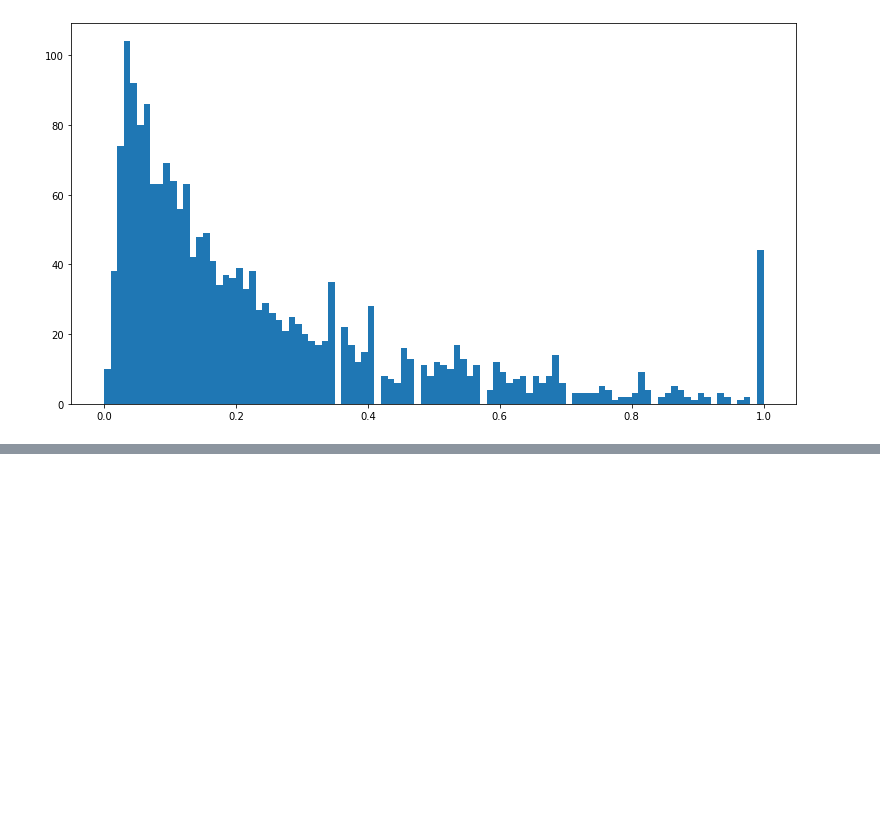
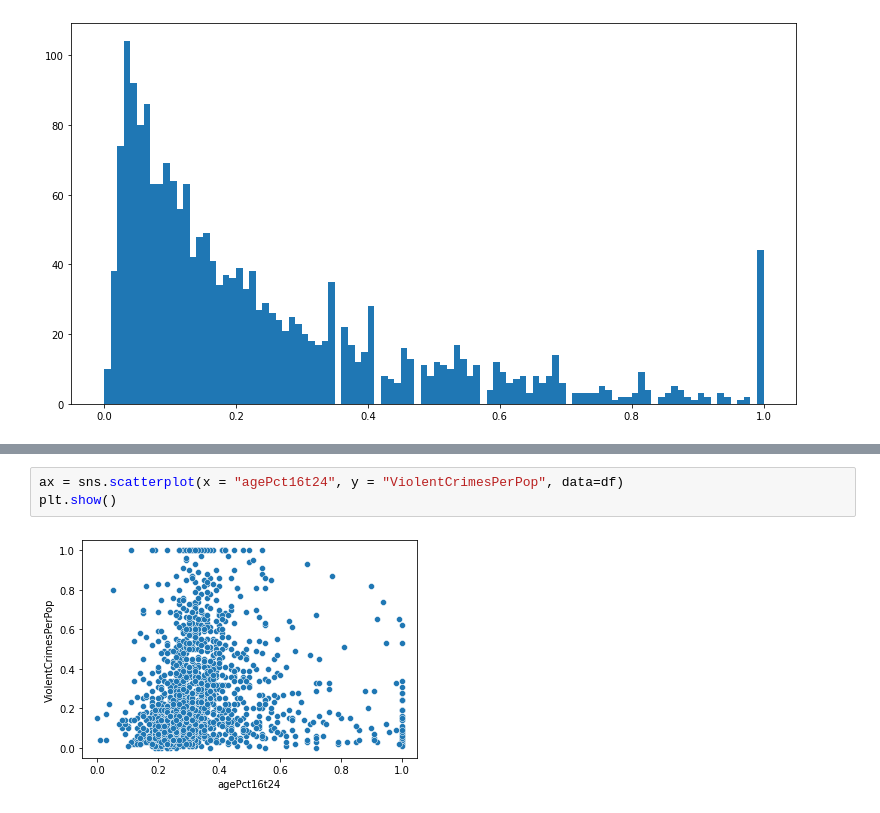
Before and after one commit to DinaHM99/Analyzing-UCI-crimes-and-communities, a Jupyter notebook: UC_crime.ipynb, the cells around one changed output, grey strips where cells are left out. Cells and saved outputs as stored; diff of their text form; blank space fills up the shorter version.

```diff
--- a/UC_crime.ipynb
+++ b/UC_crime.ipynb
@@ -95,0 +126,5 @@ plt.show()
+# %%
+ax = sns.scatterplot(x = "agePct16t24", y = "ViolentCrimesPerPop", data=df)
+plt.show()
+# %% [output]
+[figure, added]
```
Also changed, not shown: parts of 2 cells of this notebook.
